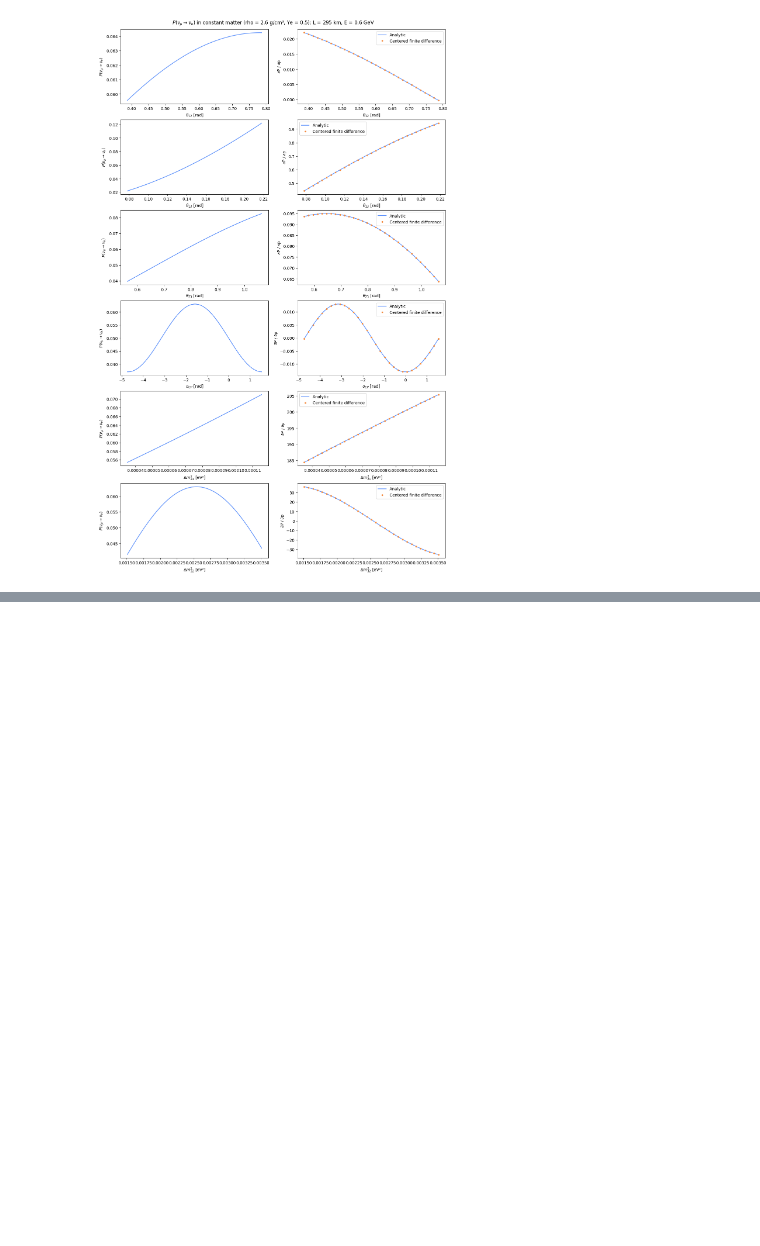
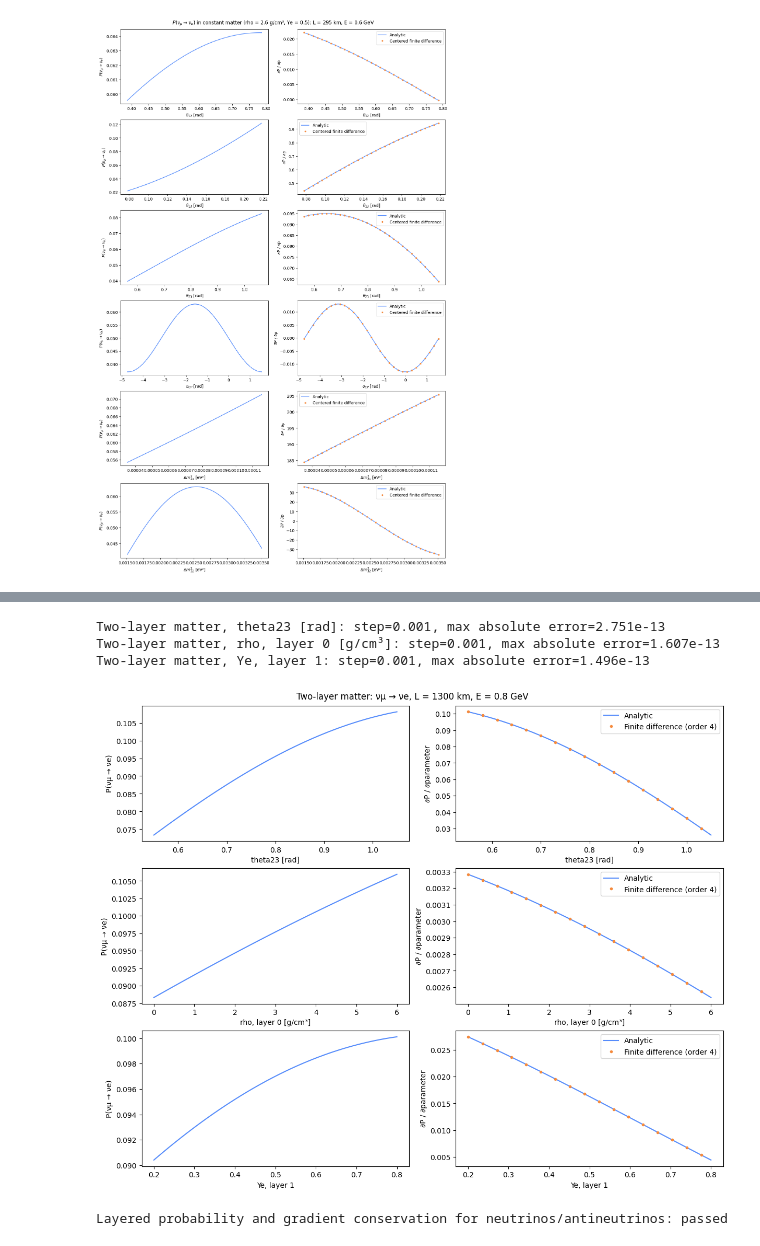
Before and after one commit to nadrino/nu-waves, a Jupyter notebook: notebooks/06_gradient.ipynb, the cells around one changed output, grey strips where cells are left out. Drawn from its saved outputs; the diff is of its cells as text; code cells hidden in the pictures; blank space fills up the shorter version.

```diff
--- a/notebooks/06_gradient.ipynb
+++ b/notebooks/06_gradient.ipynb
@@ -101,0 +165,28 @@ MassSquaredDifference(i=3, j=2): epsilon=1e-09, max absolute error=1.362e-07
+# %%
+def makeLayered(theta23=referenceValues[2], rho0=2.6, ye1=.47):
+    values = referenceValues.copy()
+    values[2] = theta23
+    profile = matter.MatterProfile.from_fractions([rho0, 4.1], [.5, ye1], [.4, .6])
+    return makeMatter(values, profile=profile)
+
+
+validateScans([
+    ('theta23 [rad]', np.linspace(.55, 1.05, 51), 1e-3, MixingAngle(2, 3), lambda value: makeLayered(theta23=value)),
+    ('rho, layer 0 [g/cm³]', np.linspace(0., 6., 51), 1e-3, MatterDensity(0), lambda value: makeLayered(rho0=value)),
+    ('Ye, layer 1', np.linspace(.2, .8, 51), 1e-3, ElectronFraction(1), lambda value: makeLayered(ye1=value)),
+], 'Two-layer matter')
+
+# Conservation includes both neutrino and antineutrino final-state channels.
+allChannels = NeutrinoEventBatch(np.full(6, 1300.), np.full(6, .8), np.ones(6, dtype=int),
+                                np.tile(np.arange(3), 2), np.repeat([False, True], 3))
+probabilities, gradients = makeLayered().probability(allChannels,
+    parameterBasis=[MixingAngle(2, 3), MatterDensity(0), ElectronFraction(1)])
+np.testing.assert_allclose(probabilities.reshape(2, 3).sum(axis=1), 1., atol=1e-13)
+np.testing.assert_allclose(gradients.reshape(2, 3, 3).sum(axis=1), 0., atol=1e-12)
+print('Layered probability and gradient conservation for neutrinos/antineutrinos: passed')
+# %% [output]
+Two-layer matter, theta23 [rad]: step=0.001, max absolute error=2.751e-13
+Two-layer matter, rho, layer 0 [g/cm³]: step=0.001, max absolute error=1.607e-13
+Two-layer matter, Ye, layer 1: step=0.001, max absolute error=1.496e-13
+[figure, added]
+Layered probability and gradient conservation for neutrinos/antineutrinos: passed
```
Also changed, not shown: parts of 8 cells of this notebook.
